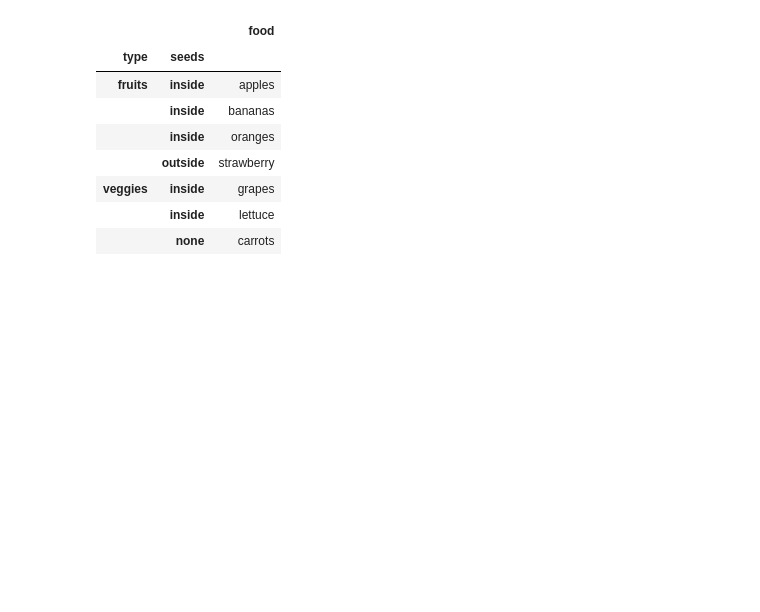
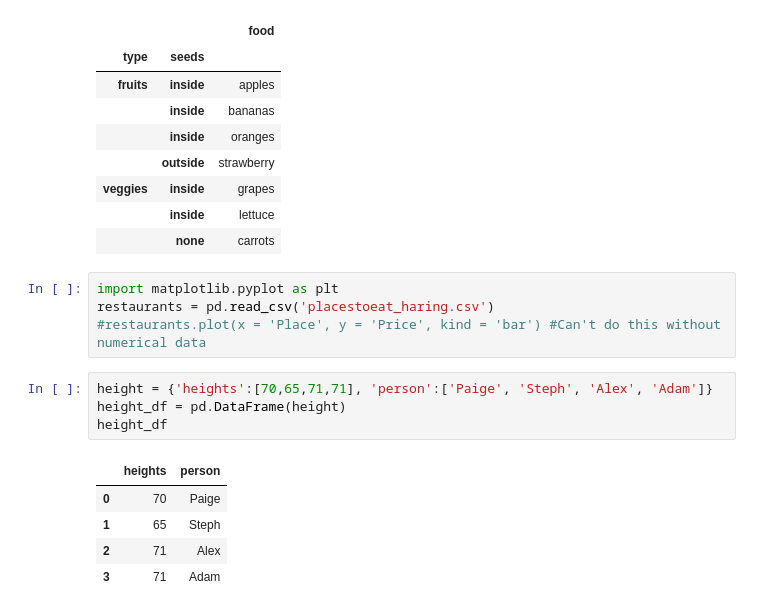
Before and after one commit to mmj32/Class-Practice-Repo, a Jupyter notebook: todo5/pandas_notes2_haring.ipynb, the cells around one changed output. Saved outputs shown, nothing was run; the diff lists cells and outputs as text; blank space fills up the shorter version.

```diff
--- a/todo5/pandas_notes2_haring.ipynb
+++ b/todo5/pandas_notes2_haring.ipynb
@@ -795,3 +795,17 @@ f_and_v
 | veggies | inside | grapes |
 |  | inside | lettuce |
 |  | none | carrots |
+# %%
+import matplotlib.pyplot as plt
+restaurants = pd.read_csv('placestoeat_haring.csv')
+#restaurants.plot(x = 'Place', y = 'Price', kind = 'bar') #Can't do this without numerical data
+# %%
+height = {'heights':[70,65,71,71], 'person':['Paige', 'Steph', 'Alex', 'Adam']}
+height_df = pd.DataFrame(height)
+height_df
+# %% [output]
+|  | heights | person |
+| 0 | 70 | Paige |
+| 1 | 65 | Steph |
+| 2 | 71 | Alex |
+| 3 | 71 | Adam |
```
Also changed, not shown: parts of 2 cells of this notebook.
